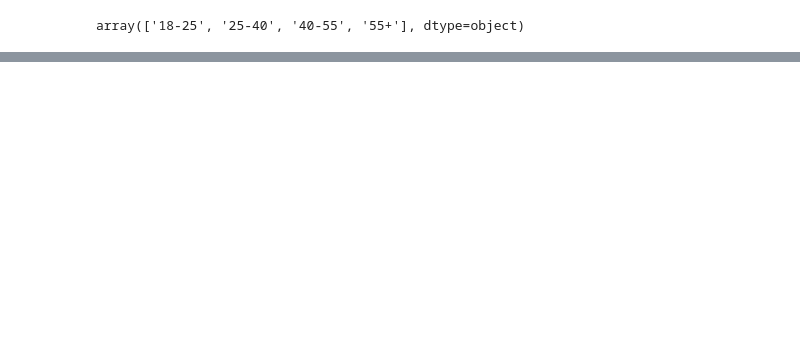
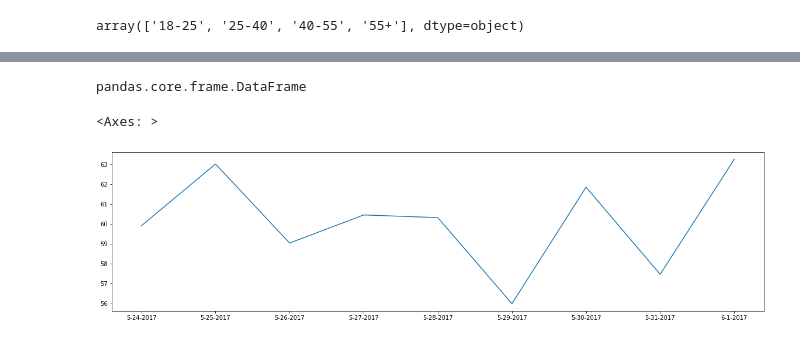
Before and after one commit to Shubam27/Google-Colab-Work, a Jupyter notebook: Survey_Dataset.ipynb, the cells around one changed output, grey strips where cells are left out. Saved outputs shown, nothing was run; the diff lists cells and outputs as text; code cells hidden in the pictures; blank space fills up the shorter version.

```diff
--- a/Survey_Dataset.ipynb
+++ b/Survey_Dataset.ipynb
@@ -237,0 +362,2 @@ array(['18-25', '25-40', '40-55', '55+'], dtype=object)
+# %%
+d=MLA.collection_date.value_counts()      # Belongs to mla dissatisfactiion
@@ -237,0 +377,2 @@ array(['18-25', '25-40', '40-55', '55+'], dtype=object)
+# %%
+e=survey.collection_date.value_counts()            #belong to original dataset
@@ -237,0 +392,2 @@ array(['18-25', '25-40', '40-55', '55+'], dtype=object)
+# %%
+f=d/e*100          #proportion result
@@ -237,0 +411,2 @@ array(['18-25', '25-40', '40-55', '55+'], dtype=object)
+# %%
+g=pd.DataFrame(f)       #Coverting series to dataframe
@@ -237,0 +426,9 @@ array(['18-25', '25-40', '40-55', '55+'], dtype=object)
+# %%
+type(g)
+# %% [output]
+pandas.core.frame.DataFrame
+# %%
+g.collection_date.plot(kind='line',figsize=(20,5))       #To create a line chart and adjusting its size
+# %% [output]
+<Axes: >
+[figure, added]
```
Also changed, not shown: parts of 24 cells of this notebook.
